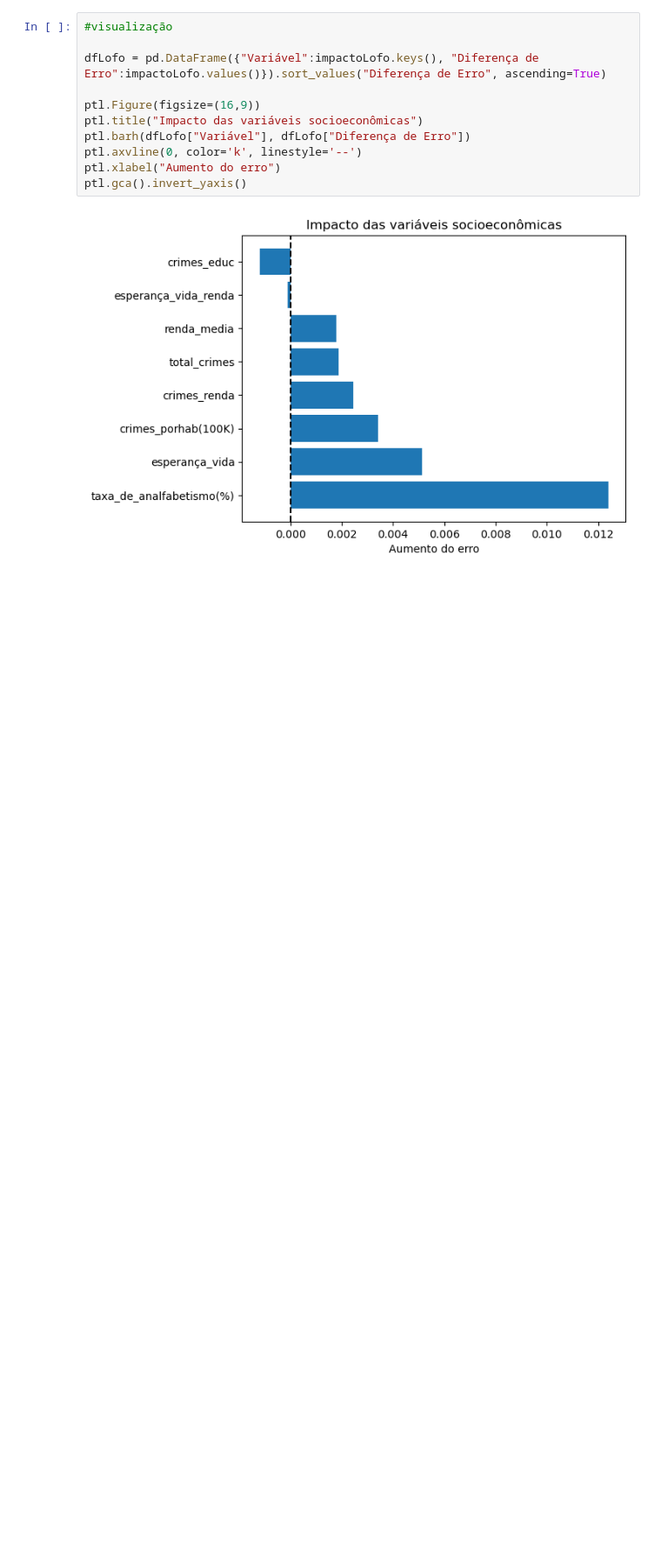
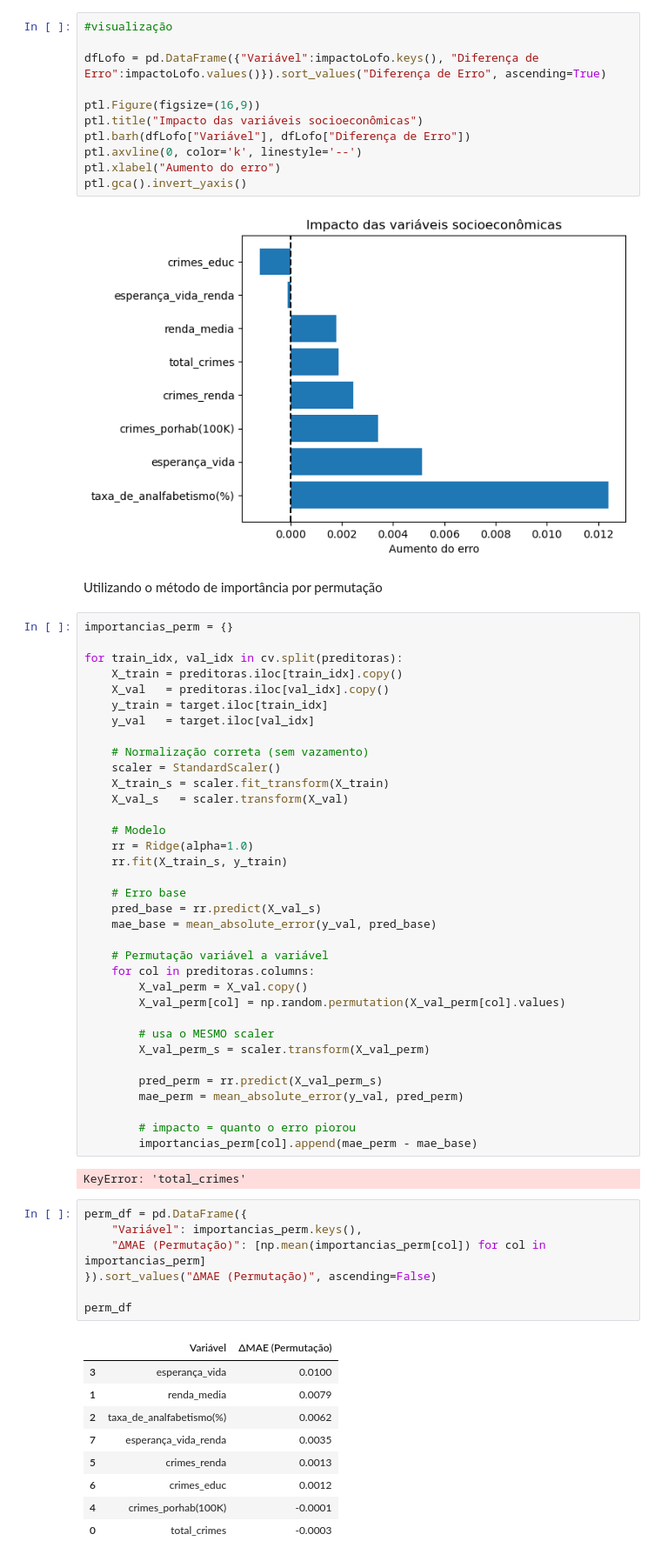
Before and after one commit to jvrezendem/Modelo-Preditivo-Socioecon-mico, a Jupyter notebook: notebooks/modeloPreditivo.ipynb, the cells around one changed output. Shown at 87% size. Saved outputs shown, nothing was run; the diff lists cells and outputs as text; blank space fills up the shorter version.

Commit message:
add: permutation importance  method

```diff
--- a/notebooks/modeloPreditivo.ipynb
+++ b/notebooks/modeloPreditivo.ipynb
@@ -563,3 +563,59 @@ ptl.xlabel("Aumento do erro")
 ptl.gca().invert_yaxis()
 # %% [output]
 [figure]
+# %% [markdown]
+Utilizando o método de importância por permutação
+# %%
+importancias_perm = {}
+
+for train_idx, val_idx in cv.split(preditoras):
+    X_train = preditoras.iloc[train_idx].copy()
+    X_val   = preditoras.iloc[val_idx].copy()
+    y_train = target.iloc[train_idx]
+    y_val   = target.iloc[val_idx]
+
+    # Normalização correta (sem vazamento)
+    scaler = StandardScaler()
+    X_train_s = scaler.fit_transform(X_train)
+    X_val_s   = scaler.transform(X_val)
+
+    # Modelo
+    rr = Ridge(alpha=1.0)
+    rr.fit(X_train_s, y_train)
+
+    # Erro base
+    pred_base = rr.predict(X_val_s)
+    mae_base = mean_absolute_error(y_val, pred_base)
+
+    # Permutação variável a variável
+    for col in preditoras.columns:
+        X_val_perm = X_val.copy()
+        X_val_perm[col] = np.random.permutation(X_val_perm[col].values)
+
+        # usa o MESMO scaler
+        X_val_perm_s = scaler.transform(X_val_perm)
+
+        pred_perm = rr.predict(X_val_perm_s)
+        mae_perm = mean_absolute_error(y_val, pred_perm)
+
+        # impacto = quanto o erro piorou
+        importancias_perm[col].append(mae_perm - mae_base)
+# %% [output]
+KeyError: 'total_crimes'
+# %%
+perm_df = pd.DataFrame({
+    "Variável": importancias_perm.keys(),
+    "ΔMAE (Permutação)": [np.mean(importancias_perm[col]) for col in importancias_perm]
+}).sort_values("ΔMAE (Permutação)", ascending=False)
+
+perm_df
+# %% [output]
+|  | Variável | ΔMAE (Permutação) |
+| 3 | esperança_vida | 0.0100 |
+| 1 | renda_media | 0.0079 |
+| 2 | taxa_de_analfabetismo(%) | 0.0062 |
+| 7 | esperança_vida_renda | 0.0035 |
+| 5 | crimes_renda | 0.0013 |
+| 6 | crimes_educ | 0.0012 |
+| 4 | crimes_porhab(100K) | -0.0001 |
+| 0 | total_crimes | -0.0003 |
```
Also changed, not shown: parts of 5 cells of this notebook, 5 other files.
